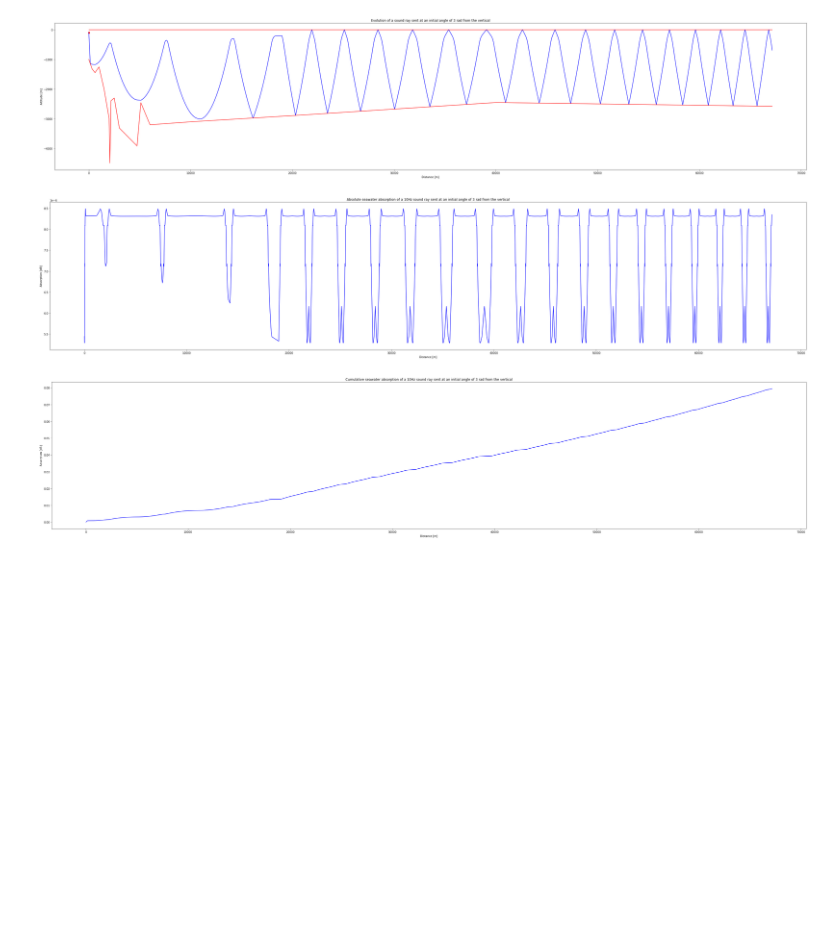
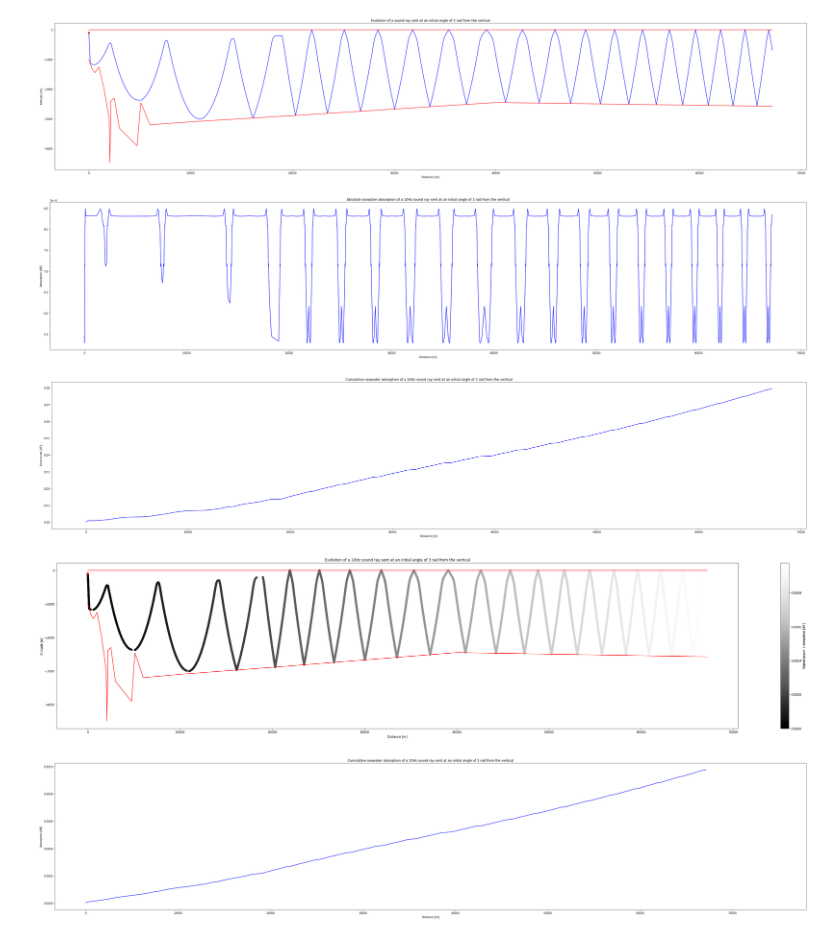
Before and after one commit to ahernot/data2021-bruits-mer, a Jupyter notebook: sound_propagation.ipynb, the cells around one changed output. Saved outputs shown, nothing was run; the diff lists cells and outputs as text; code cells hidden in the pictures; blank space fills up the shorter version.

Commit message:
plot sound ray attenuation

```diff
--- a/sound_propagation.ipynb
+++ b/sound_propagation.ipynb
@@ -423,7 +423,7 @@ plt.show()
 [figure]
 [figure]
 # %%
-def sound_curve_absorption (n_steps, step_z, x0, z0, theta_0, limit_top_val, limit_bottom_func):
+def sound_curve_absorption (f, n_steps, step_z, x0, z0, theta_0, limit_top_val, limit_bottom_func):
     """
     Propagate a sound ray in seawater
     :param n_steps: Number of simulation steps
@@ -442,6 +442,9 @@ def sound_curve_absorption (n_steps, step_z, x0, z0, theta_0, limit_top_val, lim
     Z = np.array([z0, ])
     dx_z   = 1 / np.tan(theta_0)
     dxdx_z = 0  # no initial curvature
+
+    a = 0.
+    A = np.array([a, ]) # power attenuation, in dB (cumulative)
 
 
     for i in range(n_steps):
@@ -477,6 +480,13 @@ def sound_curve_absorption (n_steps, step_z, x0, z0, theta_0, limit_top_val, lim
         X = np.concatenate((X, np.array([x_new, ])), axis=0)
         Z = np.concatenate((Z, np.array([z_new, ])), axis=0)
 
+        # Calculate new cumulative attenuation
+        dx_new = x_new - x
+        dz_new = z_new - z
+        dl = np.sqrt(np.power(dx_new, 2) + np.power(dz_new, 2))
+        a += calc_absorption(f, z, calc_T(z), S, calc_pH(z)) * dl / 1e3  # calculate on z_old ## TODO: optimisation - redundant call to calc_T and calc_pH
+        A = np.concatenate((A, np.array([a, ])), axis=0)
+
         # Calculate new point's properties
         c = calc_c(z)
         g = calc_dz_c(z)
@@ -484,4 +494,44 @@ def sound_curve_absorption (n_steps, step_z, x0, z0, theta_0, limit_top_val, lim
         dxdx_z = mult * g / np.power(c, 3)
         dx_z  += dxdx_z * dx
 
-    return np.array(X), np.array(Z)
+    return X, Z, A
+# %%
+LIMIT_BOTTOM = calc_ground_z
+n_steps = 10000
+step_z = 10
+x0 = 0
+z0 = -100
+theta_0 = 3
+f = 10  # Hz
+
+X, Z, A = sound_curve_absorption(f, n_steps, step_z, x0, z0, theta_0, LIMIT_TOP, LIMIT_BOTTOM)
+
+
+plt.figure(figsize=(50, 10))
+# Plot sound ray
+series = plt.scatter(X, Z, c=A, cmap='Greys_r')
+
+# Plot keypoints and limits
+plt.scatter(x0, z0, c='red')
+plt.plot((X[0], X[-1]), (0, 0), c='red')
+plt.plot(X, LIMIT_BOTTOM(X), c='red')
+
+cbar = plt.colorbar(series)
+cbar.ax.set_ylabel('Signal power attenuation [dB]')
+
+plt.title(f'Evolution of a {f}Hz sound ray sent at an initial angle of {theta_0} rad from the vertical')
+plt.xlabel('Distance [m]')
+plt.ylabel('Altitude [m]')
+plt.show()
+
+
+plt.figure(figsize=(50, 10))
+plt.plot(X, A, c='blue')
+plt.title(f'Cumulative seawater absorption of a {f}Hz sound ray sent at an initial angle of {theta_0} rad from the vertical')
+plt.xlim(right=78000)  # manual adjustment to match curves
+plt.xlabel('Distance [m]')
+plt.ylabel('Absorption [dB]')
+plt.show()
+# %% [output]
+[figure, added]
+[figure, added]
```
